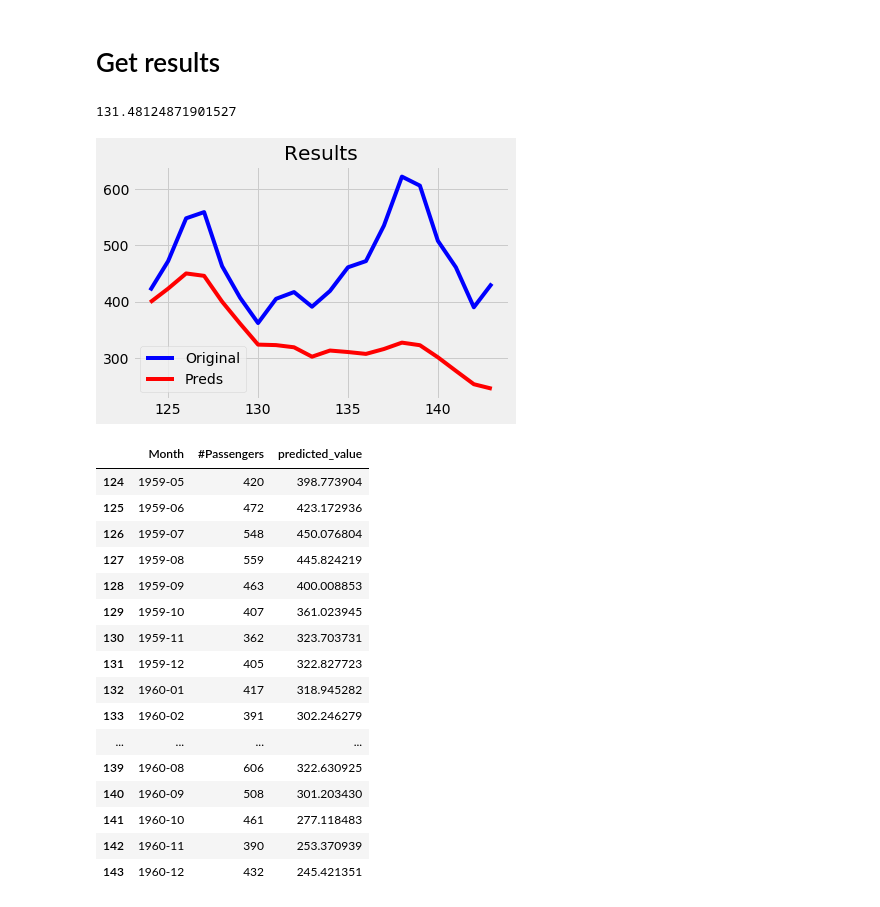
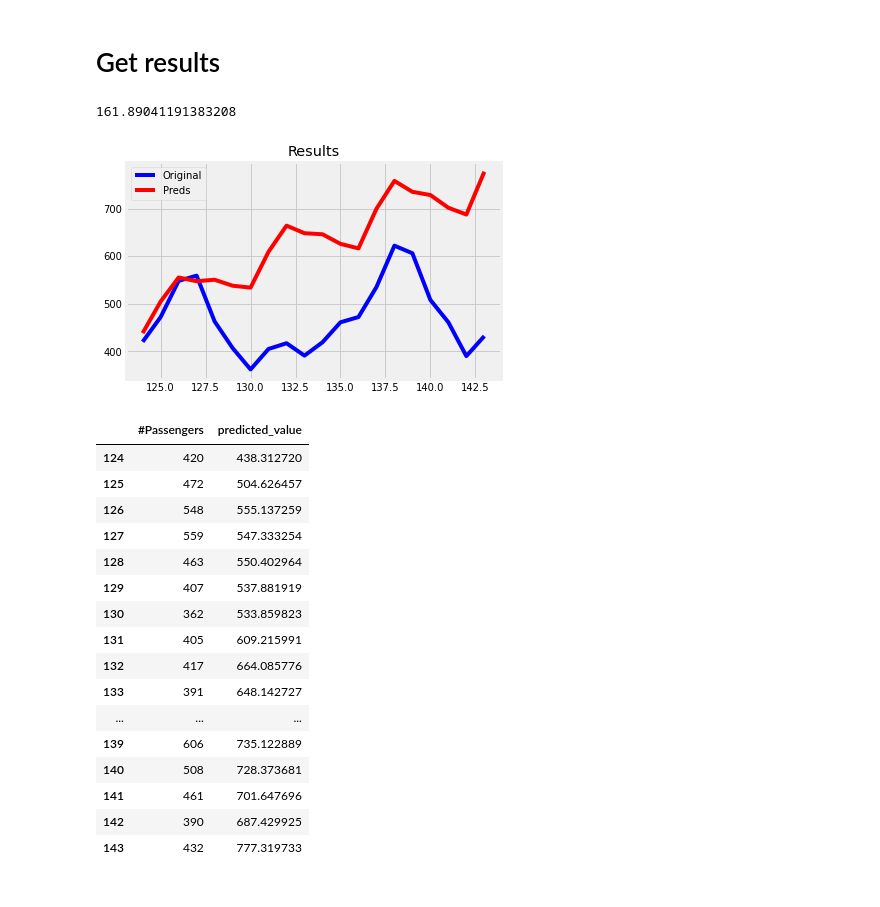
Before and after one commit to ThomasMeissnerDS/e2e_ml, a Jupyter notebook: Example notebooks/Time series/Time series - Predict Air passengers using Holt winters.ipynb, the cells around one changed output. Saved outputs shown, nothing was run; the diff lists cells and outputs as text; code cells hidden in the pictures.

Commit message:
Refreshed example notebooks. Improved holt winters

```diff
--- a/Example notebooks/Time series using Autoarima/Time series - Predict Air passengers using Autoarima.ipynb
+++ b/Example notebooks/Time series/Time series - Predict Air passengers using Holt winters.ipynb
@@ -72,7 +83,7 @@ del holdout_df["#Passengers"]
 from e2eml.time_series import time_series_blueprints as tsb
 # %%
 ts = tsb.TimeSeriesBluePrint(datasource=time_df,
-                                       target_variable='#Passengers',
+                                       target_variable=target,
                                        preferred_training_mode='auto',
                                        ml_task='time_series',
                                        rapids_acceleration=False,
@@ -91,3 +98 @@ ts.train_split_type
-# %%
-ts.hyperparameter_tuning_rounds["auto_arima"] = 50
 # %%
@@ -179,3 +132,4 @@ ts.preprocess_decisions["arima_nb_differentiations"]
 # %%
-ts.ml_bp100_train_test_timeseries_full_processing_auto_arima(n_forecast=20)
+holdout_df[target] = 1 # add dummy
+ts.ml_bp104_univariate_timeseries_full_processing_holt_winters(n_forecast=forecast_lead)
 # %% [output]
@@ -189,39 +142,39 @@ Started Predict with Auto Arima at 22:49:21.
 # %%
 from sklearn.metrics import mean_absolute_error
 # %%
-holdout_df["#Passengers"] = val_df_target.values
-holdout_df["predicted_value"] = ts.predicted_values['auto_arima']
+holdout_df["predicted_value"] =  ts.predicted_values['holt_winters']
+holdout_df[target] = val_df_target
 # %%
-mae = mean_absolute_error(holdout_df["#Passengers"], holdout_df["predicted_value"])
+mae = mean_absolute_error(holdout_df[target].fillna(0), holdout_df["predicted_value"])
 print(mae)
 # %% [output]
-131.48124871901527
+161.89041191383208
 # %%
 import matplotlib.pyplot as plt
-plt.plot(holdout_df["#Passengers"], color="blue", label="Original")
+plt.plot(holdout_df[target], color="blue", label="Original")
 plt.plot(holdout_df["predicted_value"], color="red", label="Preds")
 plt.legend(loc="best")
 plt.title("Results")
 plt.show()
 # %% [output]
-[figure, old version]
+[figure, new version]
 # %%
-holdout_df
+holdout_df[[target, "predicted_value"]]
 # %% [output]
-|  | Month | #Passengers | predicted_value |
-| 124 | 1959-05 | 420 | 398.773904 |
-| 125 | 1959-06 | 472 | 423.172936 |
-| 126 | 1959-07 | 548 | 450.076804 |
-| 127 | 1959-08 | 559 | 445.824219 |
-| 128 | 1959-09 | 463 | 400.008853 |
-| 129 | 1959-10 | 407 | 361.023945 |
-| 130 | 1959-11 | 362 | 323.703731 |
-| 131 | 1959-12 | 405 | 322.827723 |
-| 132 | 1960-01 | 417 | 318.945282 |
-| 133 | 1960-02 | 391 | 302.246279 |
-| ... | ... | ... | ... |
-| 139 | 1960-08 | 606 | 322.630925 |
-| 140 | 1960-09 | 508 | 301.203430 |
-| 141 | 1960-10 | 461 | 277.118483 |
-| 142 | 1960-11 | 390 | 253.370939 |
-| 143 | 1960-12 | 432 | 245.421351 |
+|  | #Passengers | predicted_value |
+| 124 | 420 | 438.312720 |
+| 125 | 472 | 504.626457 |
+| 126 | 548 | 555.137259 |
+| 127 | 559 | 547.333254 |
+| 128 | 463 | 550.402964 |
+| 129 | 407 | 537.881919 |
+| 130 | 362 | 533.859823 |
+| 131 | 405 | 609.215991 |
+| 132 | 417 | 664.085776 |
+| 133 | 391 | 648.142727 |
+| ... | ... | ... |
+| 139 | 606 | 735.122889 |
+| 140 | 508 | 728.373681 |
+| 141 | 461 | 701.647696 |
+| 142 | 390 | 687.429925 |
+| 143 | 432 | 777.319733 |
```
Also changed, not shown: parts of 19 cells of this notebook, 2 other files.
